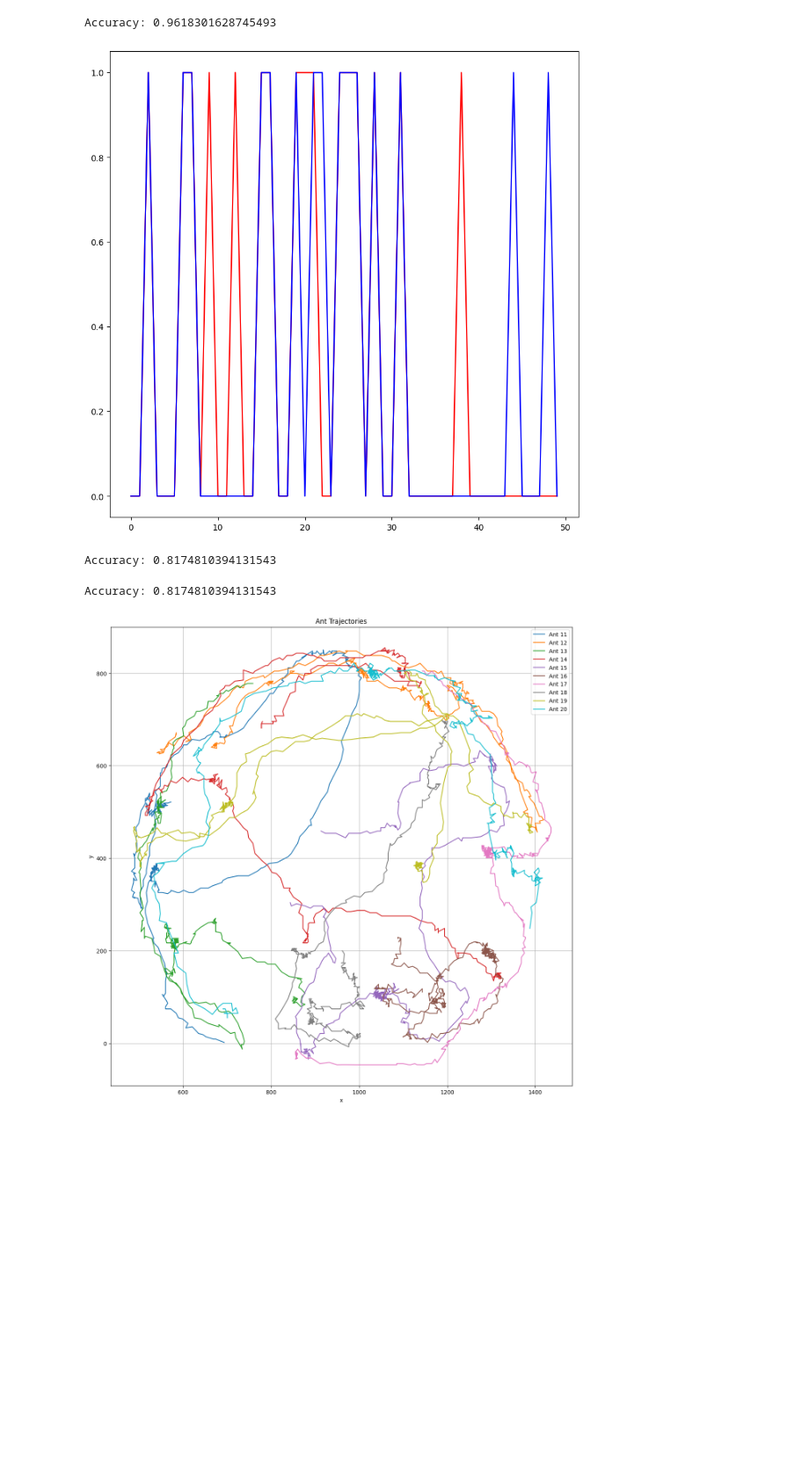
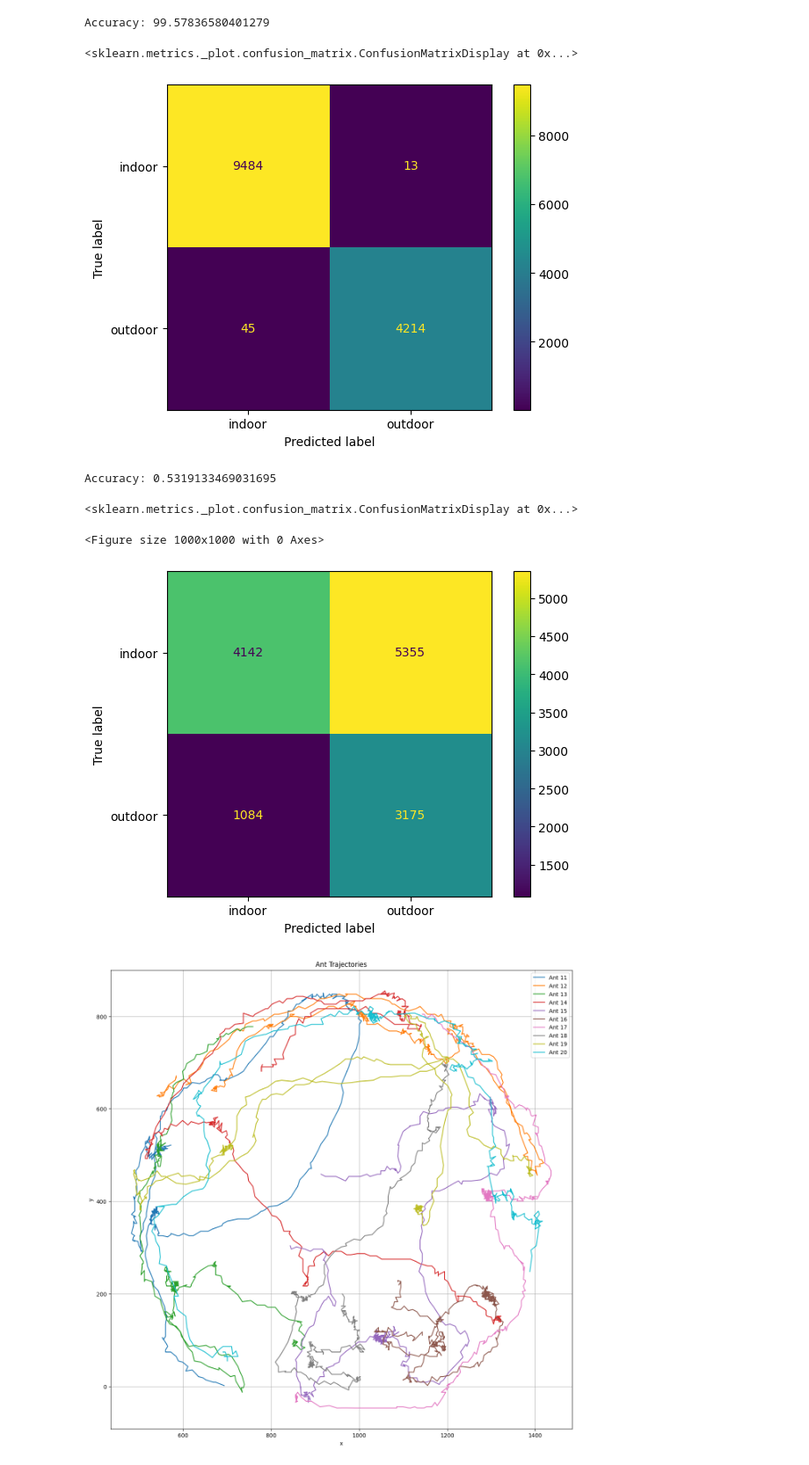
Before and after one commit to Lumalizer/AntColony_Complex_Systems_2024, a Jupyter notebook: attractors_ants.ipynb, the cells around one changed output. Shown at 88% size. Saved outputs shown, nothing was run; the diff lists cells and outputs as text; code cells hidden in the pictures; blank space fills up the shorter version.

```diff
--- a/attractors_ants.ipynb
+++ b/attractors_ants.ipynb
@@ -68,14 +75,22 @@ plt.show()
 # %%
 from sklearn.tree import DecisionTreeClassifier
+from sklearn.metrics import confusion_matrix
+from sklearn.metrics import ConfusionMatrixDisplay
 
 dt_classifier = DecisionTreeClassifier(random_state=42)
 dt_classifier.fit(X_train, y_train)
 y_pred = dt_classifier.predict(X_test)
 
 accuracy = accuracy_score(y_test, y_pred)
-print("Accuracy:", accuracy)
+print("Accuracy:", accuracy*100)
+
+cm = confusion_matrix(y_test,y_pred, labels= ["indoor", "outdoor"])
+disp = ConfusionMatrixDisplay(confusion_matrix=cm, display_labels=["indoor", "outdoor"])
+disp.plot()
 # %% [output]
-Accuracy: 0.9618301628745493
+Accuracy: 99.57836580401279
+<sklearn.metrics._plot.confusion_matrix.ConfusionMatrixDisplay at 0x...>
+[figure, added]
 # %%
 from sklearn.linear_model import LogisticRegression
 
@@ -86,21 +101,17 @@ y_pred = m.predict(X_test)
 
 plt.figure(figsize=(10,10))
 
-plt.plot(y_pred[:50], color = 'r')
-plt.plot(y_test[:50], color = 'b')
-
-plt.show()
-
 accuracy = accuracy_score(y_test, y_pred)
 print("Accuracy:", accuracy)
+
+cm = confusion_matrix(y_test,y_pred, labels= ["indoor", "outdoor"])
+disp = ConfusionMatrixDisplay(confusion_matrix=cm, display_labels=["indoor", "outdoor"])
+disp.plot()
 # %% [output]
+Accuracy: 0.5319133469031695
+<sklearn.metrics._plot.confusion_matrix.ConfusionMatrixDisplay at 0x...>
+<Figure size 1000x1000 with 0 Axes>
-[figure, old version]
+[figure, new version]
-Accuracy: 0.8174810394131543
-# %%
-accuracy = accuracy_score(y_test, y_pred)
-print("Accuracy:", accuracy)
-# %% [output]
-Accuracy: 0.8174810394131543
 # %%
 def system(t, y):
     y1, y2 = y
```
Also changed, not shown: parts of 3 cells of this notebook.
